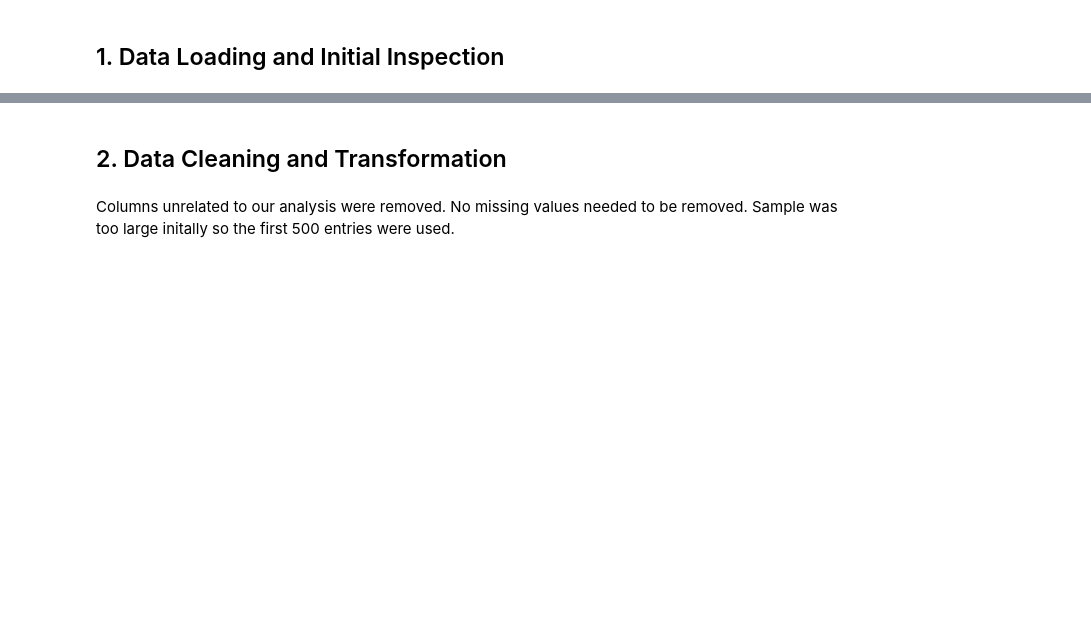
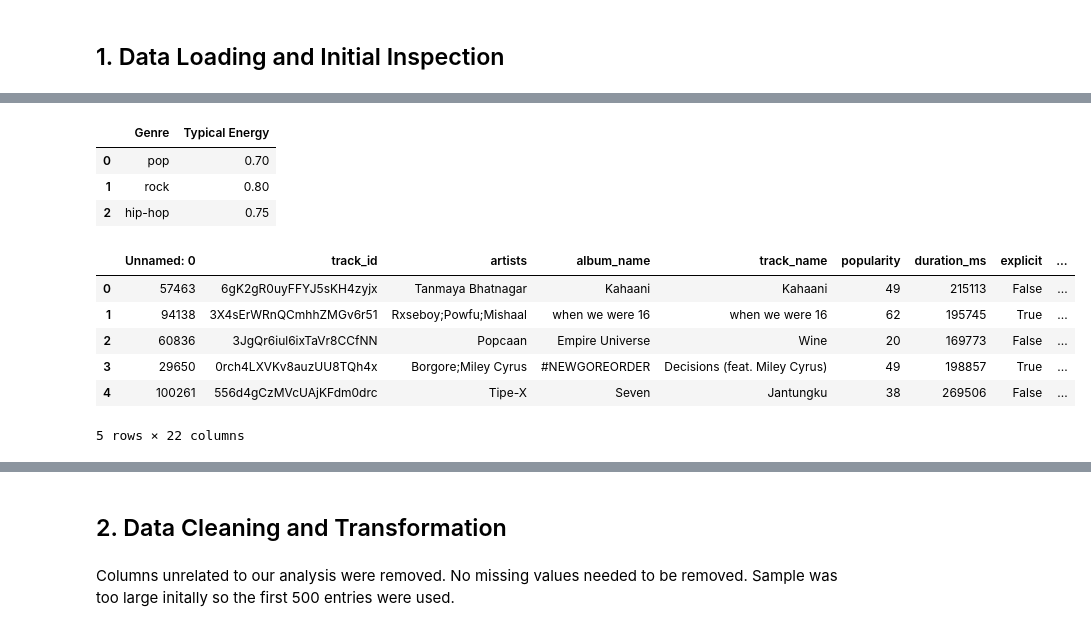
Before and after one commit to rmedrano21955/cis4930-sp26-project-group-08, a Jupyter notebook: notebooks/analysis.ipynb, the cells around one changed output, grey strips where cells are left out. Cells and saved outputs as stored; diff of their text form; code cells hidden in the pictures; blank space fills up the shorter version.

```diff
--- a/notebooks/analysis.ipynb
+++ b/notebooks/analysis.ipynb
@@ -8,0 +23,21 @@ df = pd.read_csv("sample.csv")
+# %%
+example_df = pd.DataFrame({
+    "Genre": ["pop", "rock", "hip-hop"],
+    "Typical Energy": [0.7, 0.8, 0.75]
+})
+example_df
+# %% [output]
+|  | Genre | Typical Energy |
+| 0 | pop | 0.70 |
+| 1 | rock | 0.80 |
+| 2 | hip-hop | 0.75 |
+# %%
+df.head()
+# %% [output]
+|  | Unnamed: 0 | track_id | artists | album_name | track_name | popularity | duration_ms | explicit | ... |
+| 0 | 57463 | 6gK2gR0uyFFYJ5sKH4zyjx | Tanmaya Bhatnagar | Kahaani | Kahaani | 49 | 215113 | False | ... |
+| 1 | 94138 | 3X4sErWRnQCmhhZMGv6r51 | Rxseboy;Powfu;Mishaal | when we were 16 | when we were 16 | 62 | 195745 | True | ... |
+| 2 | 60836 | 3JgQr6iul6ixTaVr8CCfNN | Popcaan | Empire Universe | Wine | 20 | 169773 | False | ... |
+| 3 | 29650 | 0rch4LXVKv8auzUU8TQh4x | Borgore;Miley Cyrus | #NEWGOREORDER | Decisions (feat. Miley Cyrus) | 49 | 198857 | True | ... |
+| 4 | 100261 | 556d4gCzMVcUAjKFdm0drc | Tipe-X | Seven | Jantungku | 38 | 269506 | False | ... |
+5 rows × 22 columns
```
Also changed, not shown: parts of 5 cells of this notebook.
